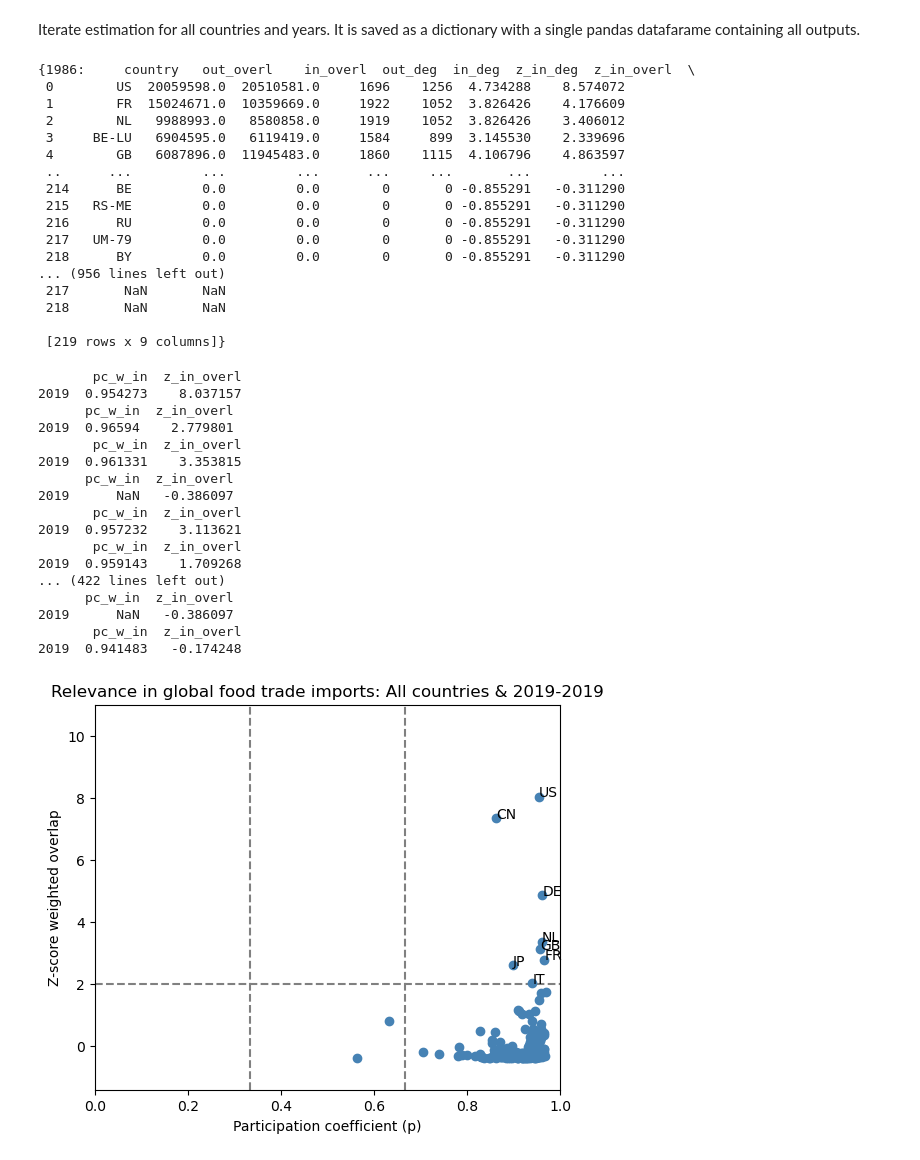
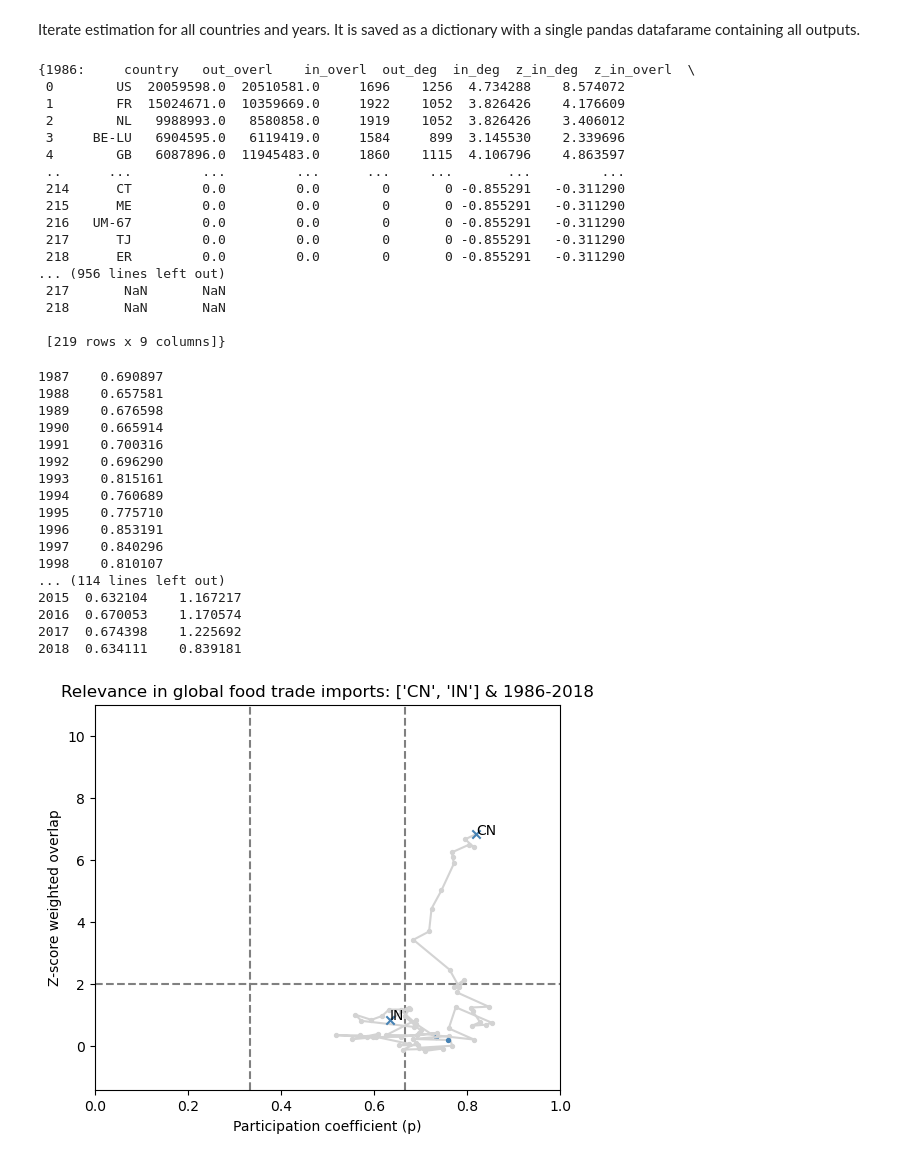
Before and after one commit to AFosch/Food_trade, a Jupyter notebook: Scripts/5.1_Multilayer_Year_map_working.ipynb, the cells around one changed output. Drawn from its saved outputs; the diff is of its cells as text; code cells hidden in the pictures.

```diff
--- a/Scripts/5.1_Multilayer_Year_map_working.ipynb
+++ b/Scripts/5.1_Multilayer_Year_map_working.ipynb
@@ -169,15 +169,8 @@ group_class = 'Food_group' # item
 unit_flag = 'dollars' # tonnes
 #data_og = pd.read_pickle('../Data/Data_year_groups_12.pkl')
 
-country_metadata = pd.read_pickle('../Data/Country_info.pkl')
+country_metadata = pd.read_pickle('../Data/Country_info_code.pkl')
 
-data_og = pd.read_pickle('../Data/Data_food_groups.pkl')
-
-# Agregate data in the selected group_class:
-if group_class == 'Food_group':
-    data_og = FoodEx_aggregation(data_og)
-    data_og = data_og.sort_values(by=['Food_group','year']).reset_index()
-else:
-    data_og['Food_group'] = data_og['item'] #need to fix
-
-data_og
+data_og = pd.read_pickle('../Data/Data_food_groups_code.pkl')
+data_og = data_og.drop(columns='item_code')
+#data_og_old = pd.read_pickle('../Data/Data_food_groups.pkl')
@@ -231,11 +234,11 @@ dict_results_in
  3     BE-LU   6904595.0   6119419.0     1584     899  3.145530    2.339696
  4        GB   6087896.0  11945483.0     1860    1115  4.106796    4.863597
  ..      ...         ...         ...      ...     ...       ...         ...
- 214      BE         0.0         0.0        0       0 -0.855291   -0.311290
- 215   RS-ME         0.0         0.0        0       0 -0.855291   -0.311290
- 216      RU         0.0         0.0        0       0 -0.855291   -0.311290
- 217   UM-79         0.0         0.0        0       0 -0.855291   -0.311290
- 218      BY         0.0         0.0        0       0 -0.855291   -0.311290
+ 214      CT         0.0         0.0        0       0 -0.855291   -0.311290
+ 215      ME         0.0         0.0        0       0 -0.855291   -0.311290
+ 216   UM-67         0.0         0.0        0       0 -0.855291   -0.311290
+ 217      TJ         0.0         0.0        0       0 -0.855291   -0.311290
+ 218      ER         0.0         0.0        0       0 -0.855291   -0.311290
 ... (956 lines left out)
  217       NaN       NaN
  218       NaN       NaN
@@ -321,51 +324,51 @@ def Country_map_static (dict_results, parameters, country_list, year_list= 'All'
 
     fig_phase.savefig('../Plots/map_countries_'+dir_title+'_'+parameters['flag_unit']+'.pdf',format ='pdf',dpi=300)
     plt.show()
     #print(country)
     return coords_dict
 
 
 # Coords dict
 weight =True
 group_class = 'Food_group'#'Food_group'
 direction = 'in'
-flag_unit = 'tonnes'#'dollars
+flag_unit = 'dollars'#'dollars
 
 try:
     if direction == 'out':
         dict_results = dict_results_out
     else:
         dict_results = dict_results_in
 except:
     with open('../Data/'+direction+'_overlap_particip_'+unit_flag+'_'+group_class+'.pkl', 'rb') as f:
         print('Data_loaded')
         dict_results = pickle.load(f)
 
     list_years = dict_results.keys()
 
 
 parameters = {'group_class':group_class, 'direction': direction,'weight':weight,'flag_unit':flag_unit}
-coords_dict = Country_map_static(dict_results,parameters, country_list='All',year_list=[2019],plt_flag = True, flag_annot='Multi_hubs')
+coords_dict = Country_map_static(dict_results,parameters, country_list=['CN','IN'],year_list=list(range(1986,2019)),plt_flag = True, flag_annot='All')
 # list(range(1986,2019))
-coords =dict_results_out[2019]
+#coords =dict_results_out[2019]
 
 # coords.loc[(coords['pc_w_'+direction]>=2/3) & (coords['z_'+direction+'_overl']>=2),:]
 # %% [output]
-       pc_w_in  z_in_overl
-2019  0.954273    8.037157
-      pc_w_in  z_in_overl
-2019  0.96594    2.779801
-       pc_w_in  z_in_overl
-2019  0.961331    3.353815
-      pc_w_in  z_in_overl
-2019      NaN   -0.386097
-       pc_w_in  z_in_overl
-2019  0.957232    3.113621
-       pc_w_in  z_in_overl
-2019  0.959143    1.709268
-... (422 lines left out)
-      pc_w_in  z_in_overl
-2019      NaN   -0.386097
-       pc_w_in  z_in_overl
-2019  0.941483   -0.174248
+1987    0.690897
+1988    0.657581
+1989    0.676598
+1990    0.665914
+1991    0.700316
+1992    0.696290
+1993    0.815161
+1994    0.760689
+1995    0.775710
+1996    0.853191
+1997    0.840296
+1998    0.810107
+... (114 lines left out)
+2015  0.632104    1.167217
+2016  0.670053    1.170574
+2017  0.674398    1.225692
+2018  0.634111    0.839181
-[figure, old version]
+[figure, new version]
```
Also changed, not shown: parts of 7 cells of this notebook, 12 other files.
